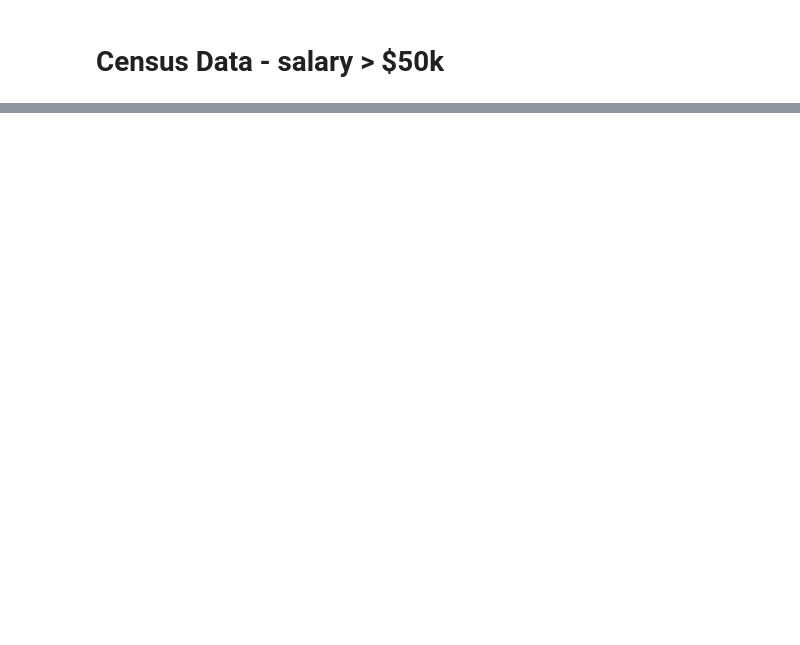
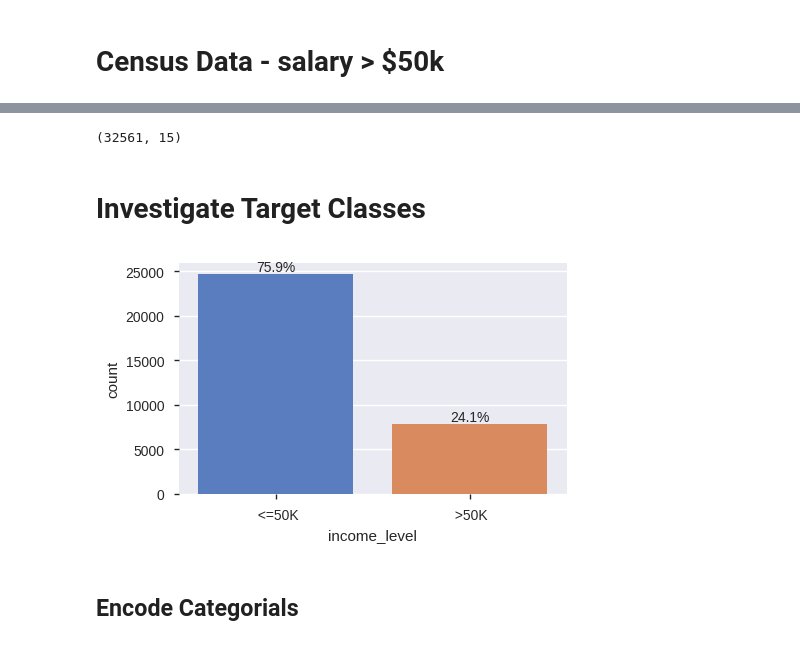
Before and after one commit to goerlitz/binary-classification, a Jupyter notebook: census-income/census_data-analysis.ipynb, the cells around one changed output, grey strips where cells are left out. Cells and saved outputs as stored; diff of their text form; code cells hidden in the pictures; blank space fills up the shorter version.

Commit message:
improved downloading of census data and added labeling of categorials.

```diff
--- a/census-income/census_data-analysis.ipynb
+++ b/census-income/census_data-analysis.ipynb
@@ -28,2 +43,4 @@ NameError: name 'pd' is not defined
+# %%
+data = pd.read_csv('data/census_train.csv')
 # %%
 data.head()
@@ -30,7 +54,31 @@ data.head()
 # %%
 data.shape
+# %% [output]
+(32561, 15)
 # %%
 from pandas_profiling import ProfileReport
 
 report = ProfileReport(data)
 report.to_file(outputfile="census_data_profile.html")
+# %% [markdown]
+# Investigate Target Classes
+# %%
+def show_percent(ax, ncount):
+    """https://stackoverflow.com/questions/33179122/seaborn-countplot-with-frequencies"""
+    for p in ax.patches:
+        x = p.get_bbox().get_points()[:, 0]
+        y = p.get_bbox().get_points()[1, 1]
+        ax.annotate(
+            "{:.1f}%".format(100.0 * y / ncount),
+            (x.mean(), y),
+            ha="center",
+            va="bottom",
+        )
+
+fig, ax = plt.subplots(figsize=(5,3))
+sns.countplot(data.income_level, palette="muted", ax=ax)
+show_percent(ax, len(data.income_level))
+# %% [output]
+[figure, added]
+# %% [markdown]
+## Encode Categorials
```
Also changed, not shown: parts of 8 cells of this notebook.
